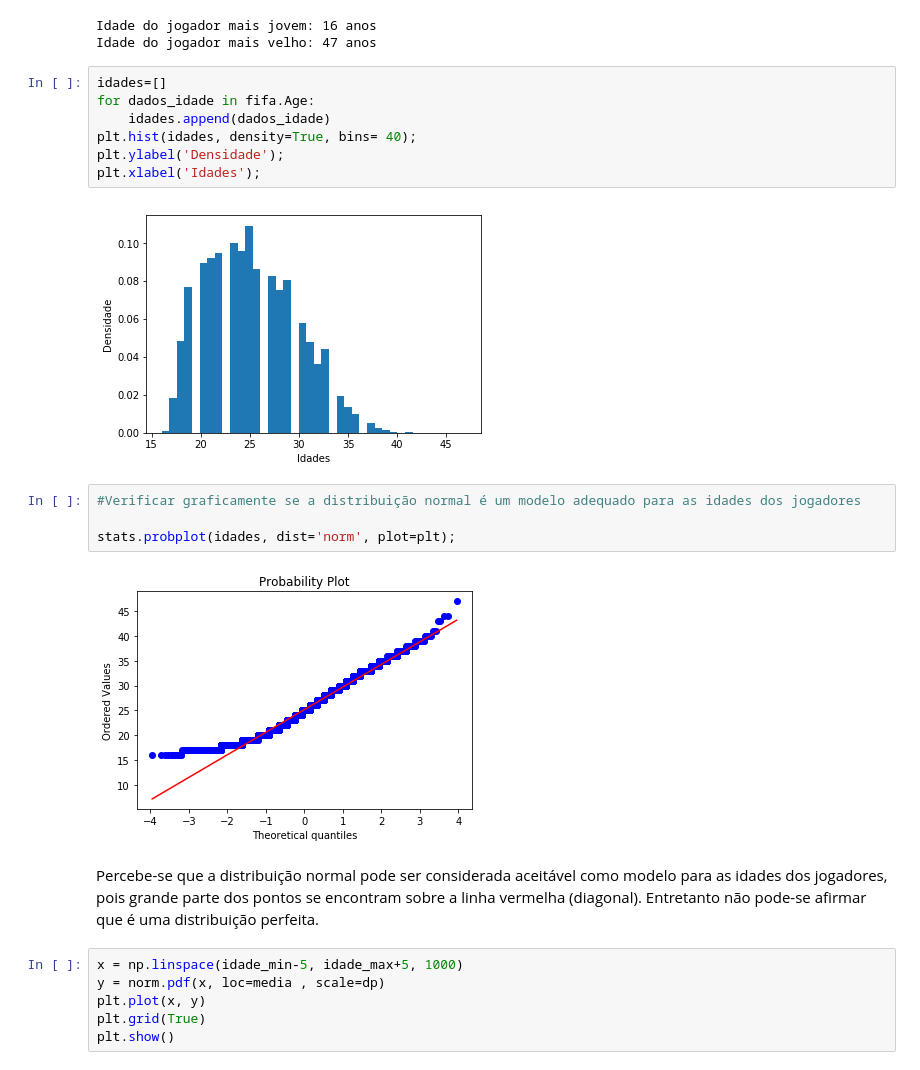
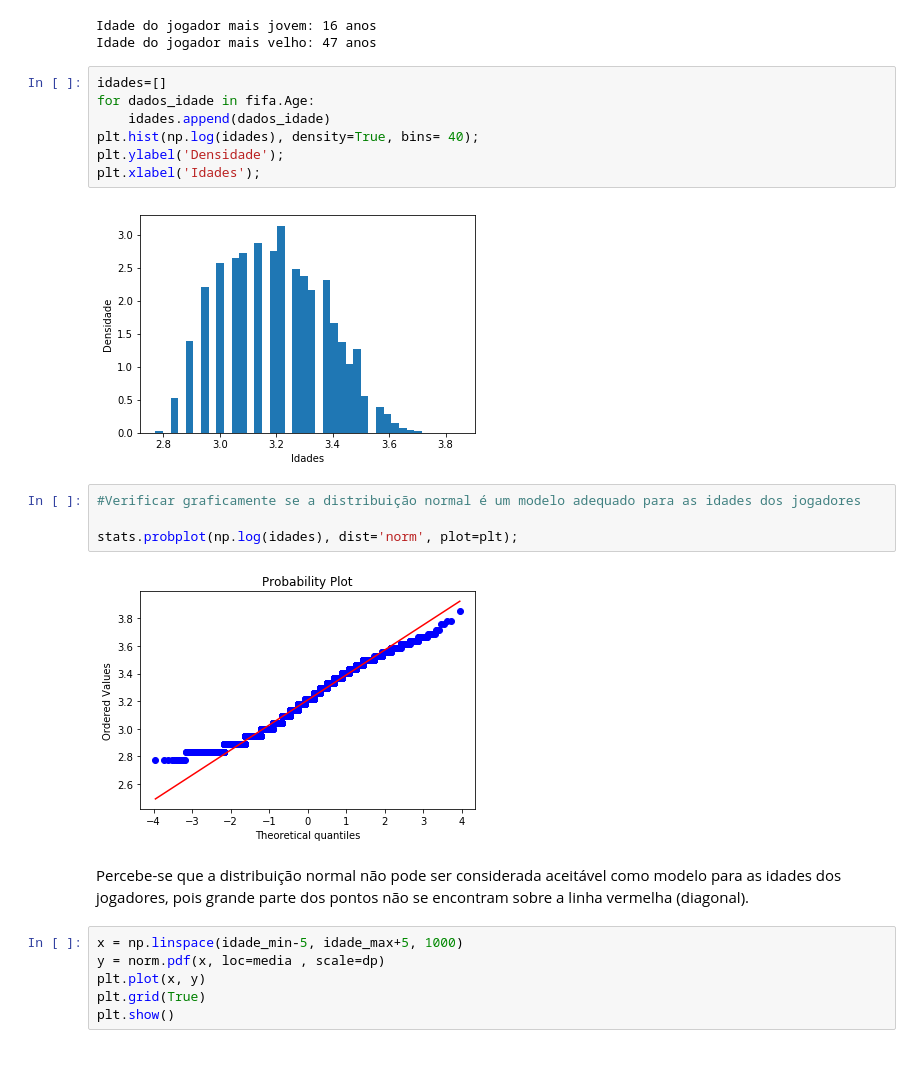
Before and after one commit to victorhabib/cdd-projeto-final, a Jupyter notebook: Projeto Final versao atualizada.ipynb, the cells around one changed output. Cells and saved outputs as stored; diff of their text form.

```diff
--- a/Projeto Final versao atualizada.ipynb
+++ b/Projeto Final versao atualizada.ipynb
@@ -137,20 +139,20 @@ Idade do jogador mais velho: 47 anos
 # %%
 idades=[]
 for dados_idade in fifa.Age:
     idades.append(dados_idade)
-plt.hist(idades, density=True, bins= 40);
+plt.hist(np.log(idades), density=True, bins= 40);
 plt.ylabel('Densidade');
 plt.xlabel('Idades');
 # %% [output]
-[figure, old version]
+[figure, new version]
 # %%
 #Verificar graficamente se a distribuição normal é um modelo adequado para as idades dos jogadores
 
-stats.probplot(idades, dist='norm', plot=plt);
+stats.probplot(np.log(idades), dist='norm', plot=plt);
 # %% [output]
-[figure, old version]
+[figure, new version]
 # %% [markdown]
-Percebe-se que a distribuição normal pode ser considerada aceitável como modelo para as idades dos jogadores, pois grande parte dos pontos se encontram sobre a linha vermelha (diagonal). Entretanto não pode-se afirmar que é uma distribuição perfeita.
+Percebe-se que a distribuição normal não pode ser considerada aceitável como modelo para as idades dos jogadores, pois grande parte dos pontos não se encontram sobre a linha vermelha (diagonal).
 # %%
 x = np.linspace(idade_min-5, idade_max+5, 1000)
 y = norm.pdf(x, loc=media , scale=dp)
```
Also changed, not shown: parts of 53 cells of this notebook.
